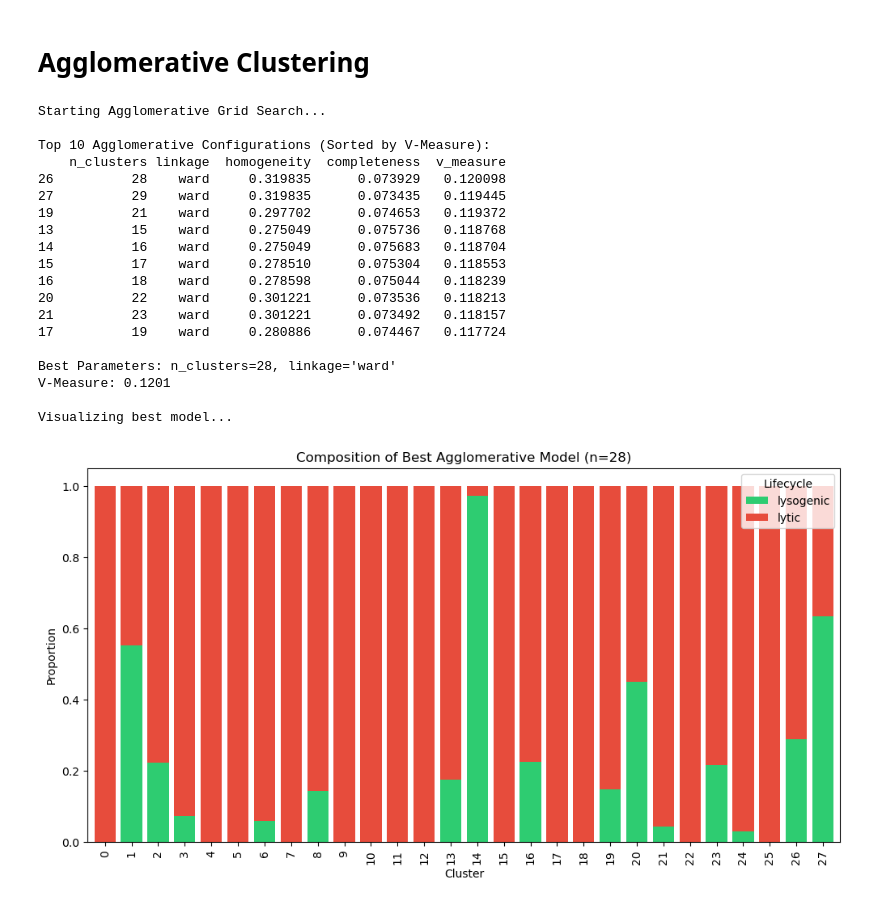
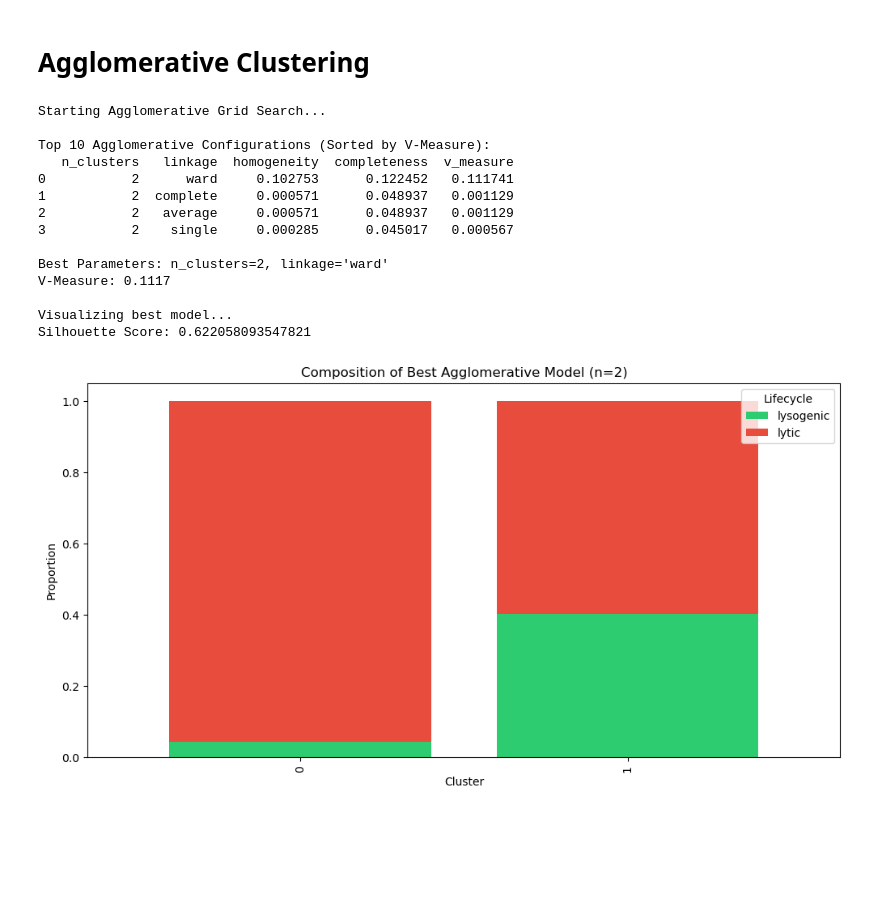
Before and after one commit to francescostellaa/cluster_dei, a Jupyter notebook: clustering.ipynb, the cells around one changed output. Cells and saved outputs as stored; diff of their text form; code cells hidden in the pictures; blank space fills up the shorter version.

Commit message:
Test with caudovirales and balanced dataset. Tuning of classifiers and clustering methods.

```diff
--- a/clustering.ipynb
+++ b/clustering.ipynb
@@ -230,9 +83,8 @@ training = pd.read_excel("journal.pcbi.1012525.s001.xlsx", sheet_name=sheet_name
 test = pd.read_excel("journal.pcbi.1012525.s001.xlsx", sheet_name=sheet_names[1])
 
 
-MIN_COVERAGE = 0.50  # Only keep results where >50% of data is clustered (not noise)
-PCA_COMPONENTS = 30
-
+MIN_COVERAGE = 0.80  # Only keep results where >50% of data is clustered (not noise)
+PCA_COMPONENTS = 10
 # --- PREPARATION (Alignment) ---
 # Create a dictionary mapping Accession ID -> Corrected Lifecycle
 lifecycle_map = {}
@@ -259,12 +111,16 @@ print(f"Aligned labels length: {len(aligned_lifecycles)}")
 
 # APPLY PCA
 print(f"Applying PCA to reduce dimensions from {df_scaled.shape[1]} to {PCA_COMPONENTS}...")
-#pca = PCA(n_components=PCA_COMPONENTS)
-#df_pca = pca.fit_transform(df_scaled)
-df_pca = df_scaled
+pca = PCA(n_components=PCA_COMPONENTS)
+df_pca = pca.fit_transform(df_scaled)
+df_pca = pd.DataFrame(
+    df_pca,
+    index=df.index,
+    columns=[f"PC{i+1}" for i in range(PCA_COMPONENTS)]
+)
 
 # Check how much information (variance) is retained
-#explained_variance = np.sum(pca.explained_variance_ratio_)
-#print(f"Explained Variance retained: {explained_variance:.2%}")
+explained_variance = np.sum(pca.explained_variance_ratio_)
+print(f"Explained Variance retained: {explained_variance:.2%}")
 # %% [output]
 Aligned labels length: 2176
@@ -589,10 +295,12 @@ Top 10 HDBSCAN Configurations (Sorted by V-Measure):
 # %%
 from sklearn.metrics import homogeneity_score, completeness_score, v_measure_score
+from sklearn.metrics import silhouette_score
 
 # --- GRID SEARCH FOR AGGLOMERATIVE CLUSTERING ---
 
 # We want to test a range of cluster counts
-n_clusters_values = range(2, 30, 1)
+# n_clusters_values = range(2, 30, 1)
+n_clusters_values = range(2, 3, 1)
 linkage_values = ['ward', 'complete', 'average', 'single']
 
 results = []
@@ -647,45 +355,44 @@ if not df_results_agg.empty:
         metric=best_row['metric']
     )
     best_labels = best_model.fit_predict(df_pca)
+    print(f"Silhouette Score: {silhouette_score(df_pca, best_labels)}")
 
     # Create the counts dataframe for plotting
     df_plot = pd.DataFrame({'Cluster': best_labels, 'Lifecycle': aligned_lifecycles})
 
     # Calculate ratios
     cross_tab = pd.crosstab(df_plot['Cluster'], df_plot['Lifecycle'], normalize='index')
 
     # Plot
     cross_tab.plot(
         kind='bar',
         stacked=True,
         figsize=(12, 6),
         color=['#2ecc71', '#e74c3c'], # Adjust colors if needed (Green=Lysogenic, Red=Lytic)
         width=0.8
     )
+
+
+
     plt.title(f"Composition of Best Agglomerative Model (n={best_row['n_clusters']})")
     plt.ylabel("Proportion")
     plt.show()
 
 else:
     print("No results generated.")
 # %% [output]
 Starting Agglomerative Grid Search...
 
 Top 10 Agglomerative Configurations (Sorted by V-Measure):
-    n_clusters linkage  homogeneity  completeness  v_measure
-26          28    ward     0.319835      0.073929   0.120098
-27          29    ward     0.319835      0.073435   0.119445
-19          21    ward     0.297702      0.074653   0.119372
-13          15    ward     0.275049      0.075736   0.118768
-14          16    ward     0.275049      0.075683   0.118704
-15          17    ward     0.278510      0.075304   0.118553
-16          18    ward     0.278598      0.075044   0.118239
-20          22    ward     0.301221      0.073536   0.118213
-21          23    ward     0.301221      0.073492   0.118157
-17          19    ward     0.280886      0.074467   0.117724
+   n_clusters   linkage  homogeneity  completeness  v_measure
+0           2      ward     0.102753      0.122452   0.111741
+1           2  complete     0.000571      0.048937   0.001129
+2           2   average     0.000571      0.048937   0.001129
+3           2    single     0.000285      0.045017   0.000567
 
-Best Parameters: n_clusters=28, linkage='ward'
-V-Measure: 0.1201
+Best Parameters: n_clusters=2, linkage='ward'
+V-Measure: 0.1117
 
 Visualizing best model...
+Silhouette Score: 0.622058093547821
-[figure, old version]
+[figure, new version]
```
Also changed, not shown: parts of 23 cells of this notebook, 2 other files.
